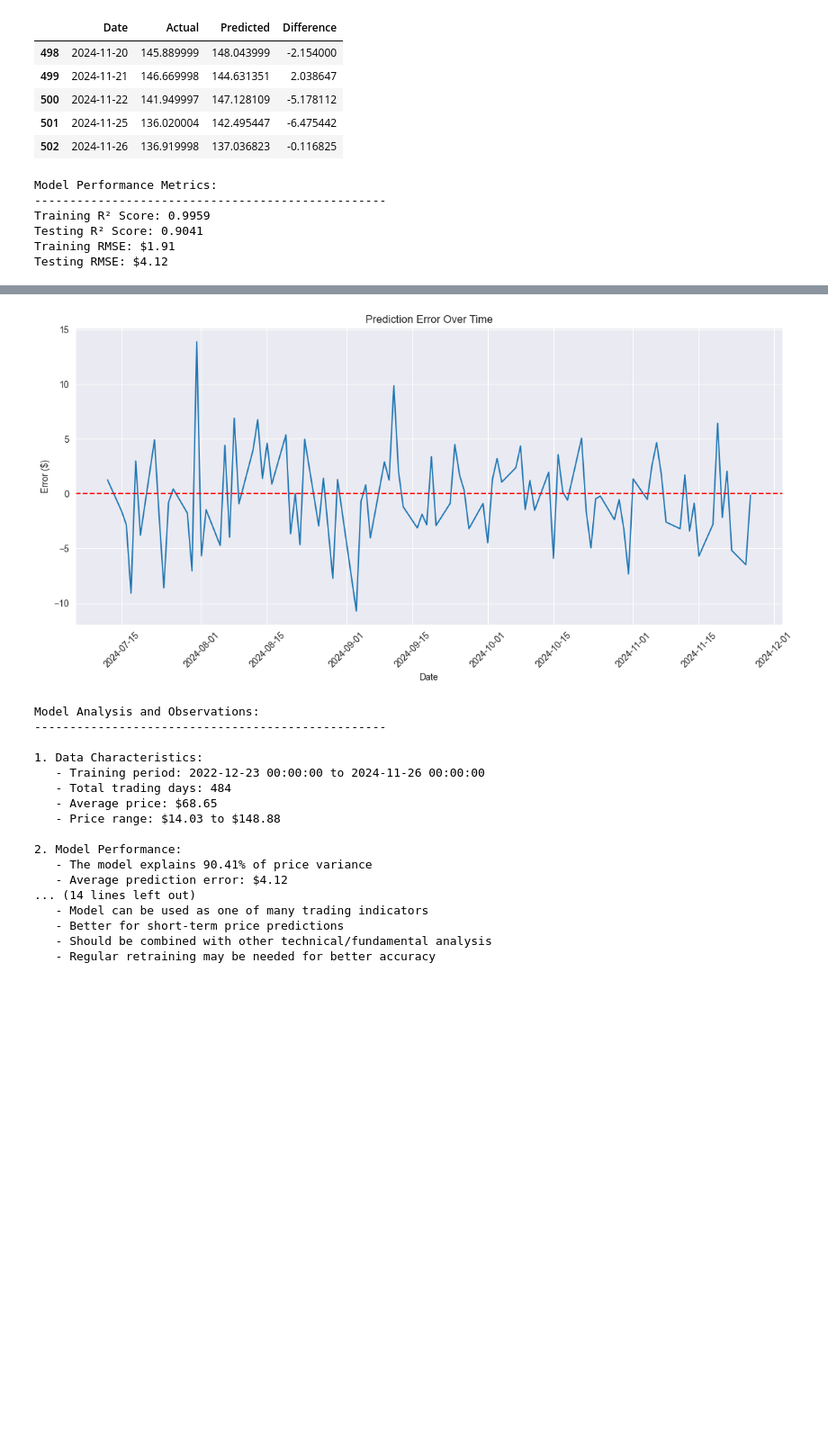
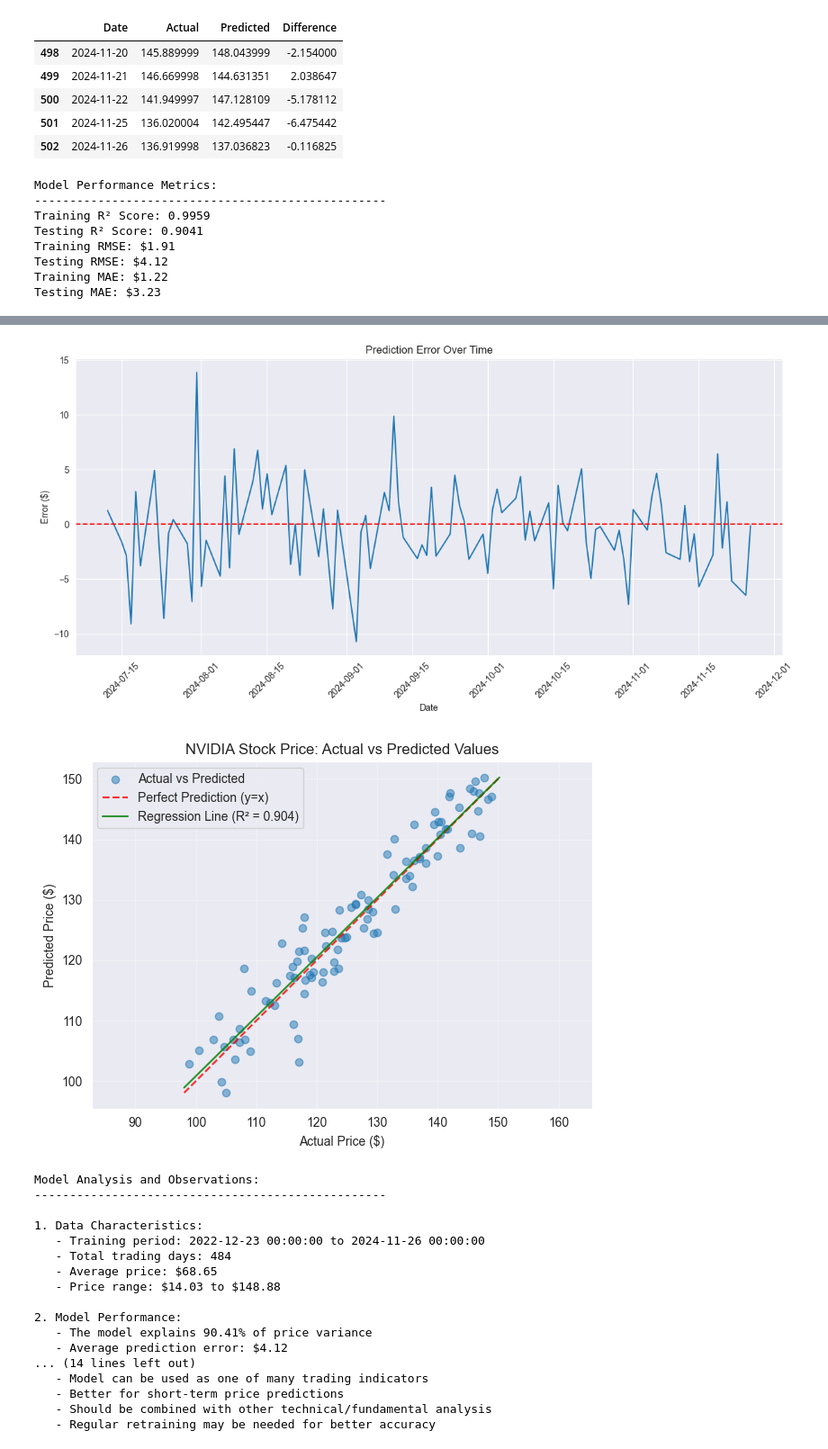
Before and after one commit to nm2re/ML_LAB, a Jupyter notebook: LAB6.ipynb, the cells around one changed output, grey strips where cells are left out. Shown at 90% size. Saved outputs shown, nothing was run; the diff lists cells and outputs as text; code cells hidden in the pictures; blank space fills up the shorter version.

```diff
--- a/LAB6.ipynb
+++ b/LAB6.ipynb
@@ -211,7 +211,7 @@ Prediction Comparison (last 5 days):
 | 501 | 2024-11-25 | 136.020004 | 142.495447 | -6.475442 |
 | 502 | 2024-11-26 | 136.919998 | 137.036823 | -0.116825 |
 # %%
-# Cell 8: Evaluate the Model
+# Evaluate the Model
 """
 Calculate performance metrics
 """
@@ -219,6 +219,8 @@ train_r2 = r2_score(y_train, y_pred_train)
 test_r2 = r2_score(y_test, y_pred_test)
 train_rmse = np.sqrt(mean_squared_error(y_train, y_pred_train))
 test_rmse = np.sqrt(mean_squared_error(y_test, y_pred_test))
+train_mae = mean_absolute_error(y_train, y_pred_train)
+test_mae = mean_absolute_error(y_test, y_pred_test)
 
 print("Model Performance Metrics:")
 print("-" * 50)
@@ -226,6 +228,8 @@ print(f"Training R² Score: {train_r2:.4f}")
 print(f"Testing R² Score: {test_r2:.4f}")
 print(f"Training RMSE: ${train_rmse:.2f}")
 print(f"Testing RMSE: ${test_rmse:.2f}")
+print(f"Training MAE: ${train_mae:.2f}")
+print(f"Testing MAE: ${test_mae:.2f}")
 # %% [output]
 Model Performance Metrics:
 --------------------------------------------------
@@ -233,35 +237,64 @@ Training R² Score: 0.9959
 Testing R² Score: 0.9041
 Training RMSE: $1.91
 Testing RMSE: $4.12
+Training MAE: $1.22
+Testing MAE: $3.23
 # %%
-# Cell 9: Visualize Predictions
+# Visualize Predictions
 """
 Plot actual vs predicted prices
 """
 plt.figure(figsize=(12, 6))
 plt.plot(comparison_df['Date'], comparison_df['Actual'], label='Actual', alpha=0.8)
 plt.plot(comparison_df['Date'], comparison_df['Predicted'], label='Predicted', alpha=0.8)
 plt.title('NVIDIA Stock Price: Actual vs Predicted')
 plt.xlabel('Date')
 plt.ylabel('Price ($)')
 plt.legend()
 plt.xticks(rotation=45)
 plt.tight_layout()
 plt.show()
 
 # Prediction Error Over Time
 plt.figure(figsize=(12, 6))
 plt.plot(comparison_df['Date'], comparison_df['Difference'])
 plt.axhline(y=0, color='r', linestyle='--')
 plt.title('Prediction Error Over Time')
 plt.xlabel('Date')
 plt.ylabel('Error ($)')
 plt.xticks(rotation=45)
 plt.tight_layout()
 plt.show()
+
+# Plot the scatter points
+plt.scatter(y_test, y_pred_test, alpha=0.5, label='Actual vs Predicted')
+
+# Calculate and plot the perfect prediction line (y=x)
+min_val = min(min(y_test), min(y_pred_test))
+max_val = max(max(y_test), max(y_pred_test))
+perfect_line = np.linspace(min_val, max_val, 100)
+plt.plot(perfect_line, perfect_line, 'r--', label='Perfect Prediction (y=x)', alpha=0.8)
+
+# Calculate and plot the regression line
+z = np.polyfit(y_test, y_pred_test, 1)
+p = np.poly1d(z)
+plt.plot(perfect_line, p(perfect_line), 'g-', label=f'Regression Line (R² = {r2_score(y_test, y_pred_test):.3f})', alpha=0.8)
+
+# Customize the plot
+plt.title('NVIDIA Stock Price: Actual vs Predicted Values')
+plt.xlabel('Actual Price ($)')
+plt.ylabel('Predicted Price ($)')
+plt.legend()
+plt.grid(True, alpha=0.3)
+
+# Add equal aspect ratio to make the plot square
+plt.axis('equal')
+plt.tight_layout()
+plt.show()
 # %% [output]
 [figure]
 [figure]
+[figure, added]
 # %%
 # Cell 10: Model Analysis and Observations
 print("Model Analysis and Observations:")
```
Also changed, not shown: parts of 6 cells of this notebook, 3 other files.
